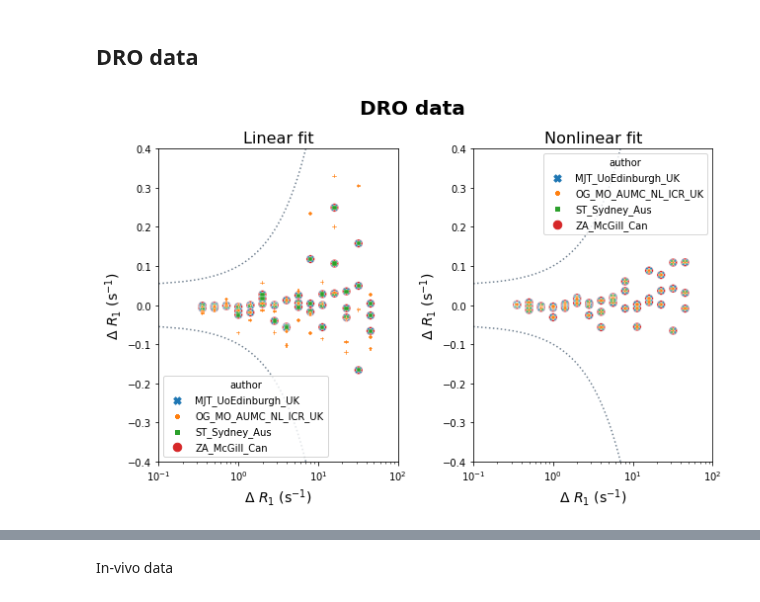
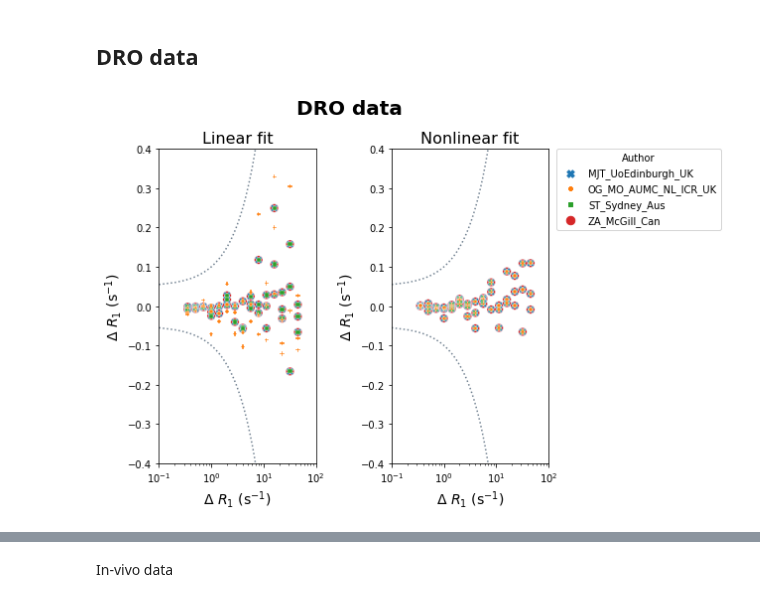
Before and after one commit to OSIPI/DCE-DSC-MRI_CodeCollection, a Jupyter notebook: notebooks/VariableFlipAngle.ipynb, the cells around one changed output, grey strips where cells are left out. Drawn from its saved outputs; the diff is of its cells as text; code cells hidden in the pictures.

Commit message:
File meta data and plots
Isolate the file meta data as a JSON file. Improve the legend display for the result plots. by Yu Sun

```diff
--- a/notebooks/VariableFlipAngle.ipynb
+++ b/notebooks/VariableFlipAngle.ipynb
@@ -60 +75,14 @@ Citation: Klawer et al., "Improved repeatability of dynamic contrast-enhanced MR
+# %%
+# Load the meta data
+meta = json.load(open("results-meta.json"))
+# %%
+# Loop over each entry and collect the dataframe
+df = []
+for entry in meta:
+    fpath, fname, method, author = entry.values()
+    df_entry = pd.read_csv(Path(fpath, fname)).assign(method=method, author=author)
+    df.append(df_entry)
+
+# Concat all entries
+df = pd.concat(df)
 # %%
@@ -83,15 +96,32 @@ tolerances = { 'r1': {'atol' : 0.05, 'rtol': 0.05 }}
 df['error_r1'] = df['r1_measured'] - df['r1_ref']
 # %% [markdown]
 ## DRO data
-# %%
-# first plot results of linear fit
-data_linear = df[(df['source']=='DRO') & (df['method']=='linear')]
-fig, ax = plt.subplots(1,2, sharey='none', figsize=(9,6))
-plot_bland_altman(ax[0], data_linear, tolerances, 'r1',log_plot=True, xlim=[10**-1,10**2],ylim=(-0.4,0.4),label_xaxis='$\Delta$ $R_{1}$ (s$^{-1}$)',label_yaxis='$\Delta$ $R_{1}$ (s$^{-1}$)', fig_title='Linear fit')
-# plot results of nonlinear fit
-data_nonlinear = df[(df['source']=='DRO') & (df['method']=='nonlinear')]
-plot_bland_altman(ax[1], data_nonlinear, tolerances, 'r1',log_plot=True, xlim=[10**-1,10**2],ylim=(-0.4,0.4),label_xaxis='$\Delta$ $R_{1}$ (s$^{-1}$)',label_yaxis='$\Delta$ $R_{1}$ (s$^{-1}$)', fig_title='Nonlinear fit')
-fig.suptitle('DRO data',fontsize=20, fontweight='bold')
-plt.tight_layout()
-# %% [output]
-[figure, removed]
+# %%
+tolerances = { 'r1': {'atol' : 0.05, 'rtol': 0.05 }}
+labelx='$\Delta$ $R_{1}$ (s$^{-1}$)'
+labely='$\Delta$ $R_{1}$ (s$^{-1}$)'
+# %%
+# first plot results of linear fit
+data_linear = df[(df['source']=='DRO') & (df['method']=='linear')]
+fig, ax = plt.subplots(1,2, sharey='none', figsize=(9,6))
+plot_bland_altman(ax[0], data_linear, tolerances, 'r1', log_plot=True, xlim=[10**-1,10**2], ylim=(-0.4,0.4),
+                  label_xaxis=labelx, label_yaxis=labely, fig_title='Linear fit')
+
+# Hide the legend for the left subplot
+ax[0].get_legend().set_visible(False)
+
+# plot results of nonlinear fit
+data_nonlinear = df[(df['source']=='DRO') & (df['method']=='nonlinear')]
+plot_bland_altman(ax[1], data_nonlinear, tolerances, 'r1', log_plot=True, xlim=[10**-1,10**2], ylim=(-0.4,0.4),
+                  label_xaxis=labelx, label_yaxis=labely, fig_title='Nonlinear fit')
+
+# Set the position of the legend
+plt.legend(bbox_to_anchor=(1.05, 1), title='Author', loc='upper left', borderaxespad=0)
+
+# Here the position of the title should be adjusted
+#  if the legend is moved to the side
+fig.suptitle('DRO data',fontsize=20, fontweight='bold', x=0.4)
+plt.tight_layout()
+plt.show()
+# %% [output]
+[figure, added]
```
Also changed, not shown: parts of 9 cells of this notebook, 1 other file.
